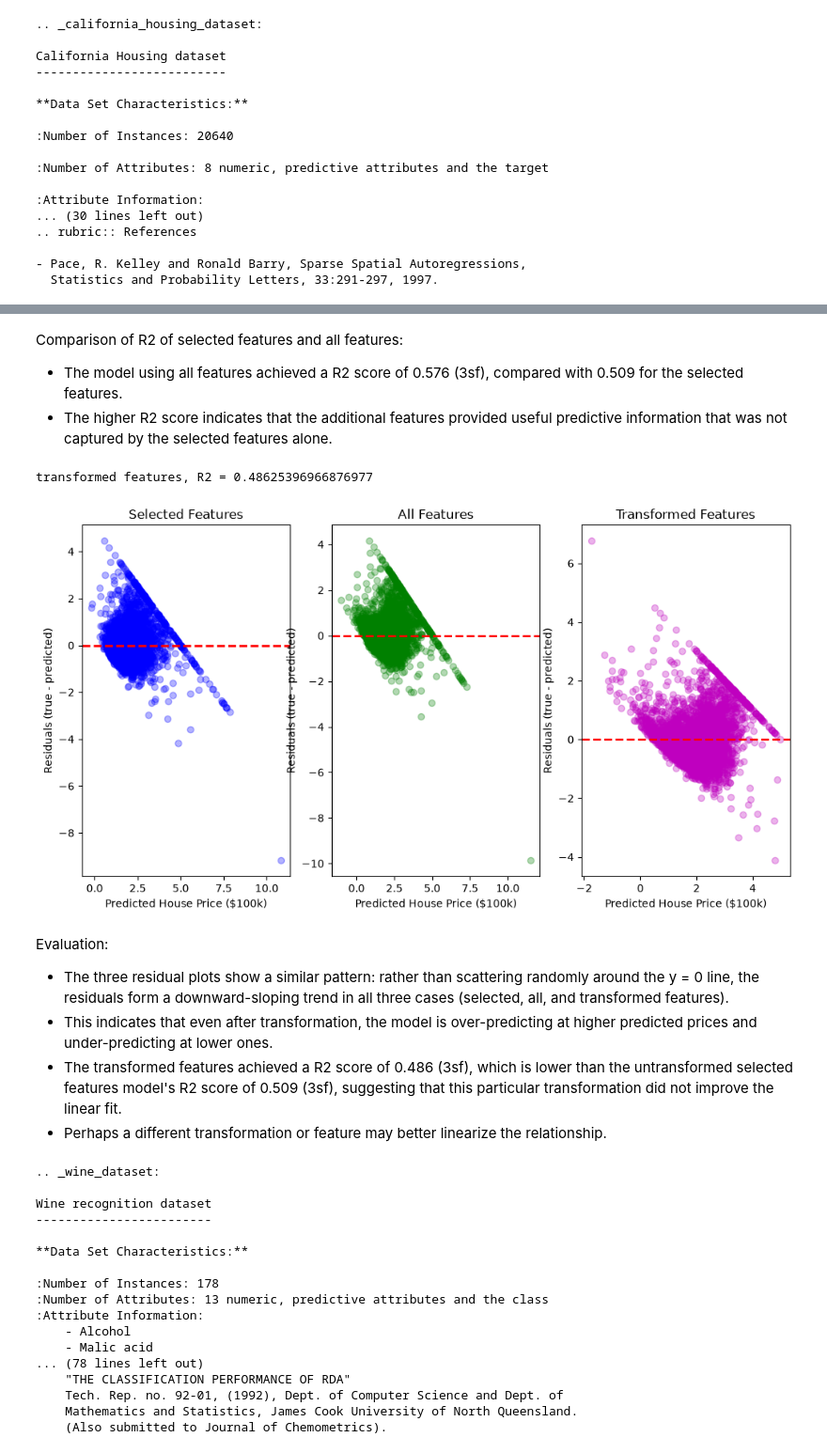
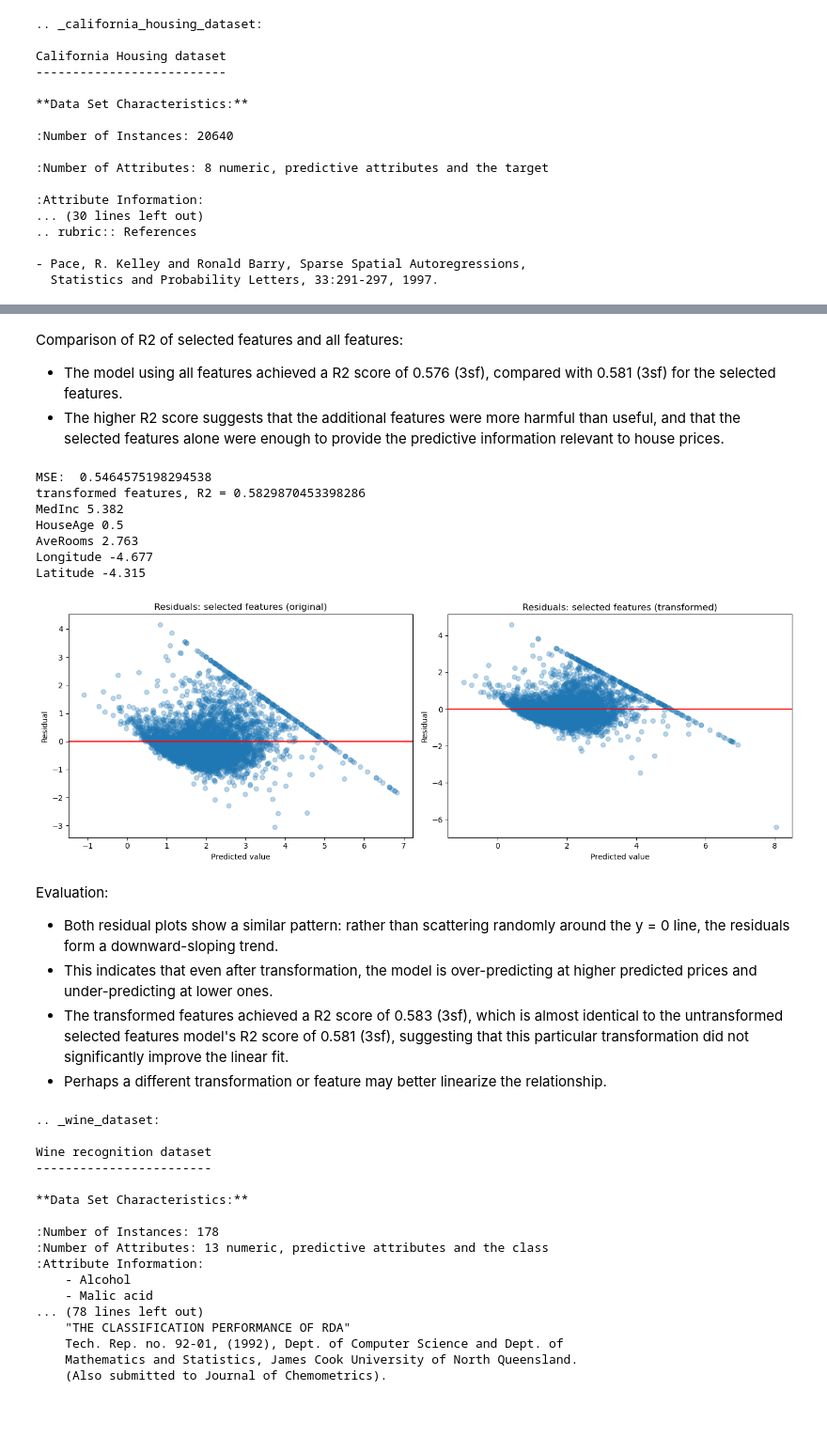
Before and after one commit to EvanAngQiXuan/IntroToMLAsg1, a Jupyter notebook: asg1_p1.ipynb, the cells around one changed output, grey strips where cells are left out. Shown at 94% size. Drawn from its saved outputs; the diff is of its cells as text; code cells hidden in the pictures; blank space fills up the shorter version.

```diff
--- a/asg1_p1.ipynb
+++ b/asg1_p1.ipynb
@@ -99,3 +123,7 @@ y_housing = df['MedHouseVal']
+# %%
+# Choosing features and target variable
+selected_features = ['MedInc', 'HouseAge', 'AveRooms', 'Longitude', 'Latitude']
+x_housing = df[selected_features]
 # %%
 # Linear regression with selected features
 
@@ -145,16 +182,19 @@ all features, R2 = 0.5757877060324514
 # %% [markdown]
 Comparison of R2 of selected features and all features:
-- The model using all features achieved a R2 score of 0.576 (3sf), compared with 0.509 for the selected features.
-- The higher R2 score indicates that the additional features provided useful predictive information that was not captured by the selected features alone.
+- The model using all features achieved a R2 score of 0.576 (3sf), compared with 0.581 (3sf) for the selected features.
+- The higher R2 score suggests that the additional features were more harmful than useful, and that the selected features alone were enough to provide the predictive information relevant to house prices.
 # %%
 # Single transformation of selected features
 
 x_new = x_housing.copy()
-x_new['MedInc'] = np.log(x_new['MedInc'])
-x_new['HouseAge'] = np.sqrt(x_new['HouseAge'])
-x_new['AveRooms'] = np.log(x_new['AveRooms'])
-x_new['AveBedrms'] = np.log(x_new['AveBedrms'])
-x_new['Population'] = np.log(x_new['Population'])
+
+for feature in selected_features:
+    if feature == 'HouseAge':
+        x_new[f'{feature}_sqrt'] = np.sqrt(x_housing[feature])
+    elif feature == 'Longitude':
+        x_new[f'{feature}_log'] = np.log(np.abs(x_housing[feature]))
+    else:
+        x_new[f'{feature}_log'] = np.log(x_housing[feature])
 # %%
 # Linear regression with transformed features
 
@@ -164,35 +204,44 @@ model_new = LinearRegression()
 model_new.fit(x_train3, y_train3)
 predictions_new = model_new.predict(x_test3)
 
+print("MSE: ", mean_squared_error(y_test3, predictions_new))
 print("transformed features, R2 =", r2_score(y_test3, predictions_new))
+for name, coef in zip(x_new, model.coef_):
+    print(name, round(coef, 3))
 # %% [output]
-transformed features, R2 = 0.48625396966876977
+MSE:  0.5464575198294538
+transformed features, R2 = 0.5829870453398286
+MedInc 5.382
+HouseAge 0.5
+AveRooms 2.763
+Longitude -4.677
+Latitude -4.315
-# %%
-# Residual plots
-
-residuals = y_test - predictions
-residuals_all = y_test2 - predictions_all
-residuals_new = y_test3 - predictions_new
-
-plots = [(predictions, residuals, 'b', "Selected Features"),
-         (predictions_all, residuals_all, 'g', "All Features"),
-         (predictions_new, residuals_new, 'm', "Transformed Features")]
-
-plt.figure(figsize = (12,6))
-for i, (pred, res, color, title) in enumerate(plots, start = 1):
-    plt.subplot(1, 3, i)
-    plt.scatter(pred, res, color = color, alpha = 0.3)
-    plt.axhline(y = 0, color = 'r', linestyle = '--', linewidth = 2)
-    plt.xlabel('Predicted House Price ($100k)')
-    plt.ylabel('Residuals (true - predicted)')
-    plt.title(title)
-# %% [output]
-[figure, removed]
+# %%
+# Residual plots
+
+fig, axes = plt.subplots(1, 2, figsize=(14, 5))
+
+axes[0].scatter(predictions, y_test - predictions, alpha = 0.3)
+axes[0].axhline(0, color = "red")
+axes[0].set_title("Residuals: selected features (original)")
+axes[0].set_xlabel("Predicted value")
+axes[0].set_ylabel("Residual")
+
+axes[1].scatter(predictions_new, y_test3 - predictions_new, alpha = 0.3)
+axes[1].axhline(0, color = "red")
+axes[1].set_title("Residuals: selected features (transformed)")
+axes[1].set_xlabel("Predicted value")
+axes[1].set_ylabel("Residual")
+
+plt.tight_layout()
+plt.show()
+# %% [output]
+[figure, added]
 # %% [markdown]
 Evaluation:
-- The three residual plots show a similar pattern: rather than scattering randomly around the y = 0 line, the residuals form a downward-sloping trend in all three cases (selected, all, and transformed features).
+- Both residual plots show a similar pattern: rather than scattering randomly around the y = 0 line, the residuals form a downward-sloping trend.
 - This indicates that even after transformation, the model is over-predicting at higher predicted prices and under-predicting at lower ones.
-- The transformed features achieved a R2 score of 0.486 (3sf), which is lower than the untransformed selected features model's R2 score of 0.509 (3sf), suggesting that this particular transformation did not improve the linear fit.
+- The transformed features achieved a R2 score of 0.583 (3sf), which is almost identical to the untransformed selected features model's R2 score of 0.581 (3sf), suggesting that this particular transformation did not significantly improve the linear fit.
 - Perhaps a different transformation or feature may better linearize the relationship.
 # %%
 import pandas as pd
```
Also changed, not shown: parts of 7 cells of this notebook.
